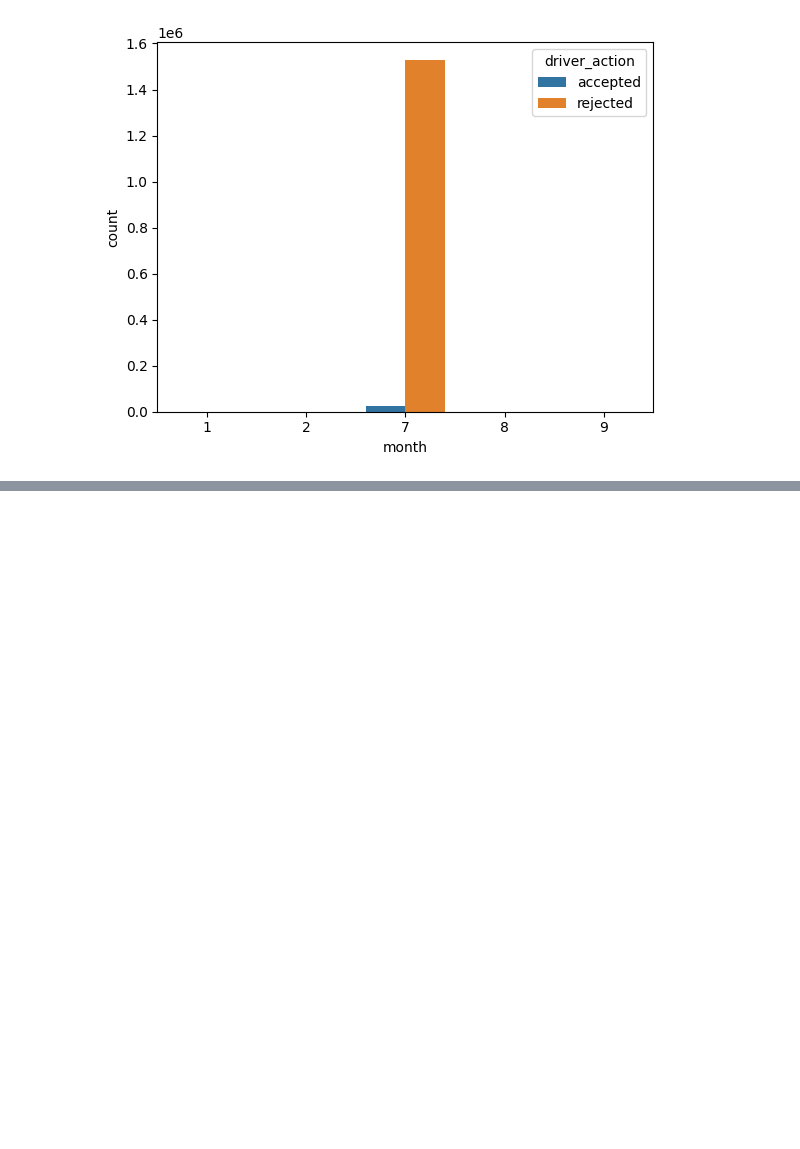
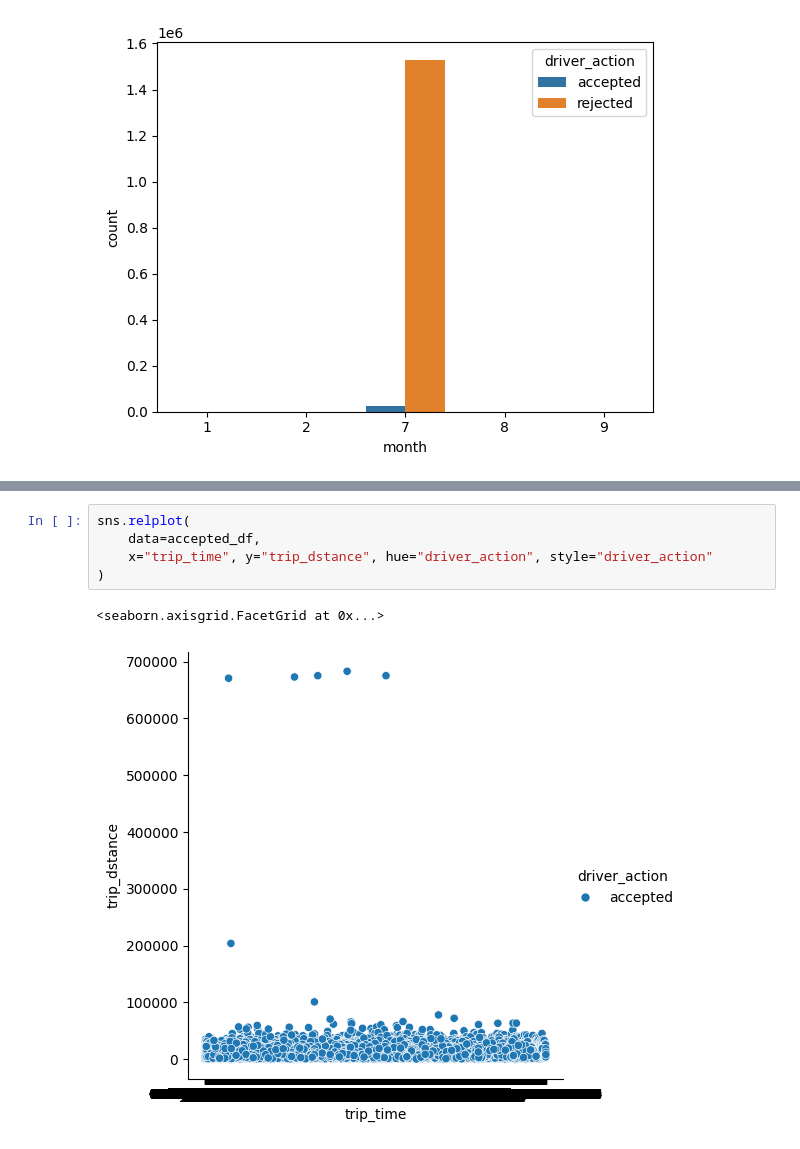
Before and after one commit to GetachewAbebe/Logistics_Optimization_with_Casual_Inference, a Jupyter notebook: notebooks/data_visualization.ipynb, the cells around one changed output, grey strips where cells are left out. Saved outputs shown, nothing was run; the diff lists cells and outputs as text; blank space fills up the shorter version.

```diff
--- a/notebooks/data_visualization.ipynb
+++ b/notebooks/data_visualization.ipynb
@@ -105,0 +184,8 @@ sns.barplot(
+# %%
+sns.relplot(
+    data=accepted_df,
+    x="trip_time", y="trip_dstance", hue="driver_action", style="driver_action"
+)
+# %% [output]
+<seaborn.axisgrid.FacetGrid at 0x...>
+[figure, added]
```
Also changed, not shown: parts of 15 cells of this notebook.
